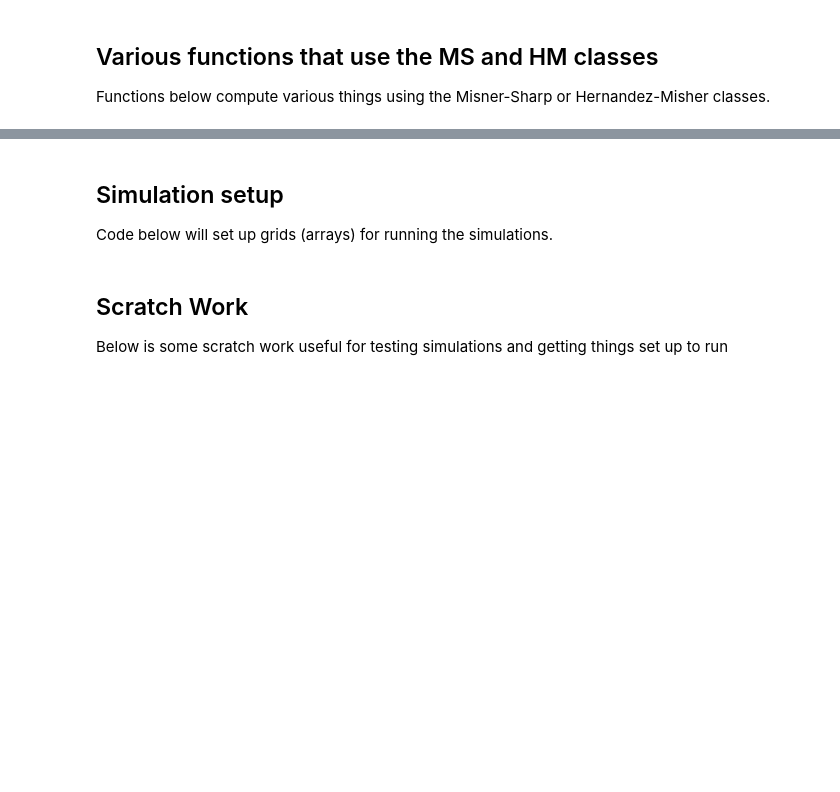
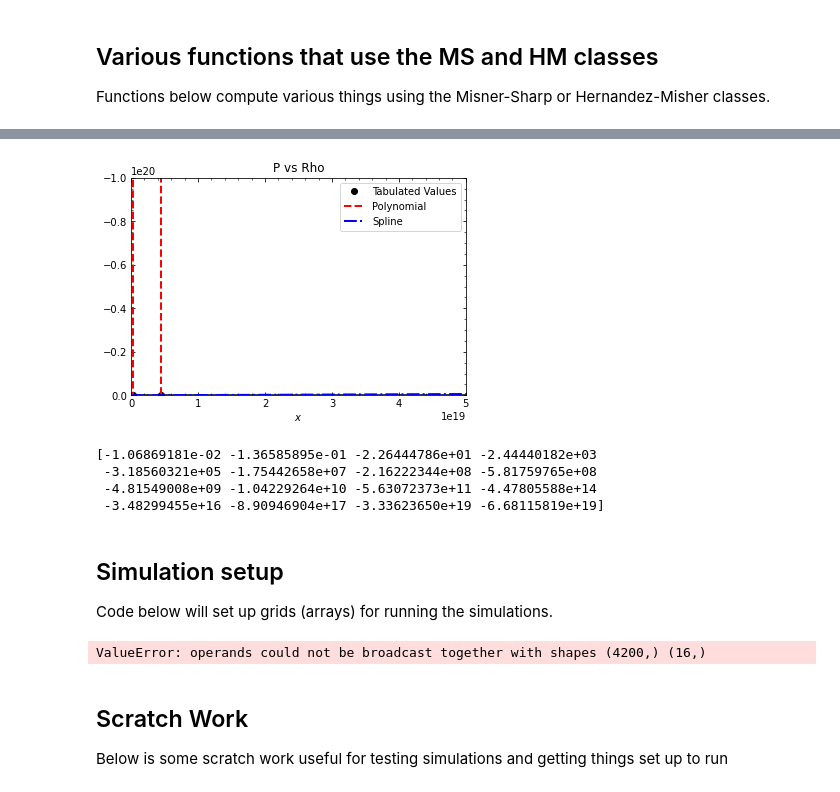
Before and after one commit to jbmertens/criticalcollapse, a Jupyter notebook: Critical_scaling.ipynb, the cells around one changed output, grey strips where cells are left out. Saved outputs shown, nothing was run; the diff lists cells and outputs as text; code cells hidden in the pictures; blank space fills up the shorter version.

```diff
--- a/Critical_scaling.ipynb
+++ b/Critical_scaling.ipynb
@@ -187,3 +239,24 @@ def critical_scaling(crit_amp, lower_amp, upper_amp, n=10):
+# %%
+fig = plt.figure()
+ax = fig.add_subplot(111)
+ax.axhline(0, color='k')
+ax.plot(x, y - x / 3, 'ko', label='Tabulated Values')
+ax.plot(xx, ypoly(xx) - xx / 3, 'r--', lw=2, label='Polynomial')
+ax.plot(xx, yspline(xx) - xx / 3, 'b-.', lw=2, label='Spline')
+ax.set_xlim(xx[0], xx[-1])
+ax.set_ylim(0, -1e+20)
+ax.legend(loc='best')
+ax.set_xlabel(r'$x$')
+ax.set_title('P vs Rho');
+# %% [output]
+[figure, added]
+# %%
+print(y-x/3)
+# %% [output]
+[-1.06869181e-02 -1.36585895e-01 -2.26444786e+01 -2.44440182e+03
+ -3.18560321e+05 -1.75442658e+07 -2.16222344e+08 -5.81759765e+08
+ -4.81549008e+09 -1.04229264e+10 -5.63072373e+11 -4.47805588e+14
+ -3.48299455e+16 -8.90946904e+17 -3.33623650e+19 -6.68115819e+19]
 # %% [markdown]
 ## Simulation setup
 
@@ -199,7 +272,7 @@ lower = -0.5 # The coordinates will be linearly spaced from 0 to e^lower
 upper = 2.0 # The coordinates will be log spaced from e^lower to e^upper
 A = mix_grid(lower,upper,n)
 
-w = 0.1 # equation of state parameter
+w = FoUrgOvEr3h - np.array([-1,-1,-1,-1,-1,-1,-1,-1,-1,-1,-1,-1,-1,-1,-1,-1]) # equation of state parameter
 alpha = (2 / 3) * (1+w) # Parameter appearing in exponent describing the expansion rate (not the lapse)
 
 rho0 = 1 # initial density value in Hubble units
@@ -207,6 +280,8 @@ t0 = alpha * np.sqrt(3 / (8*np.pi*rho0)) # initial simulation time in Hubble uni
 RH = t0 / alpha # Hubble horizon radius
 
 Abar = A / RH # Re-scaled coordinates
+# %% [output]
+ValueError: operands could not be broadcast together with shapes (4200,) (16,)
 # %% [markdown]
 ## Scratch Work
 
```
Also changed, not shown: parts of 4 cells of this notebook.
